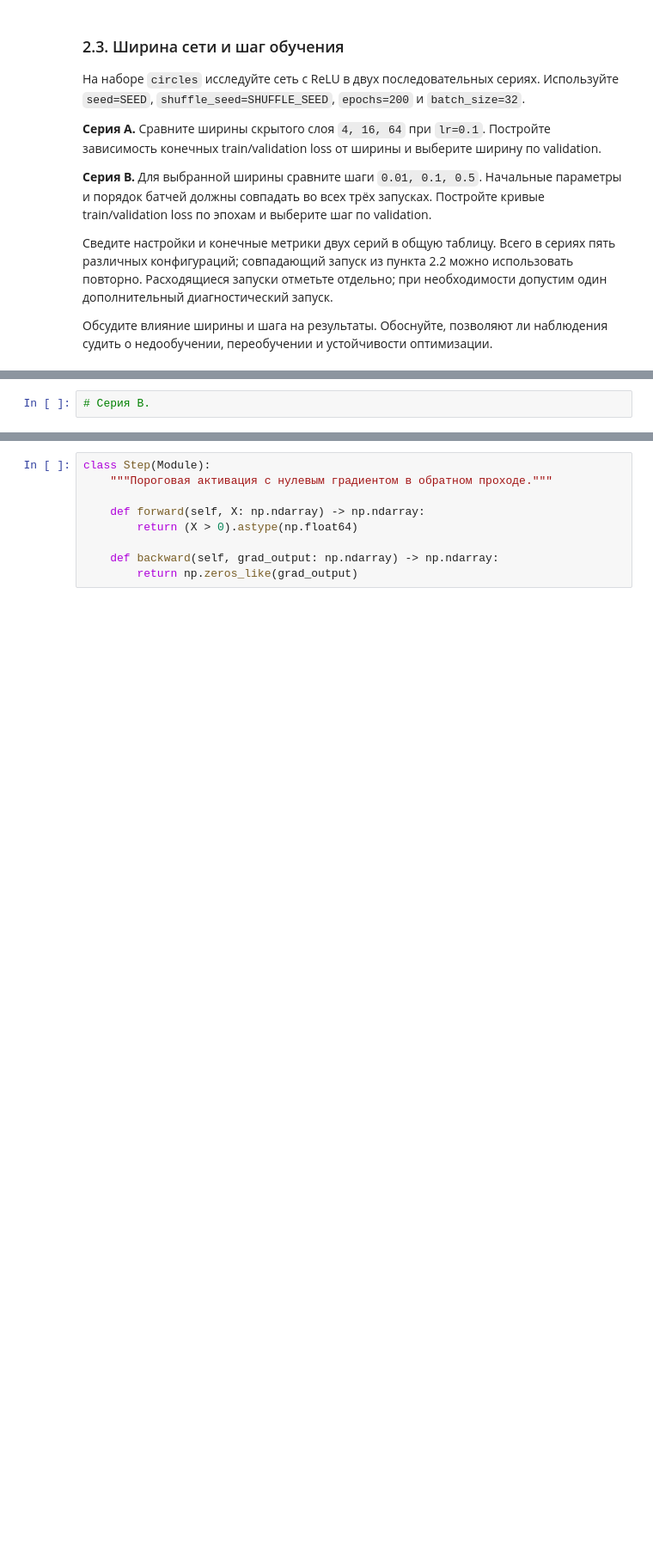
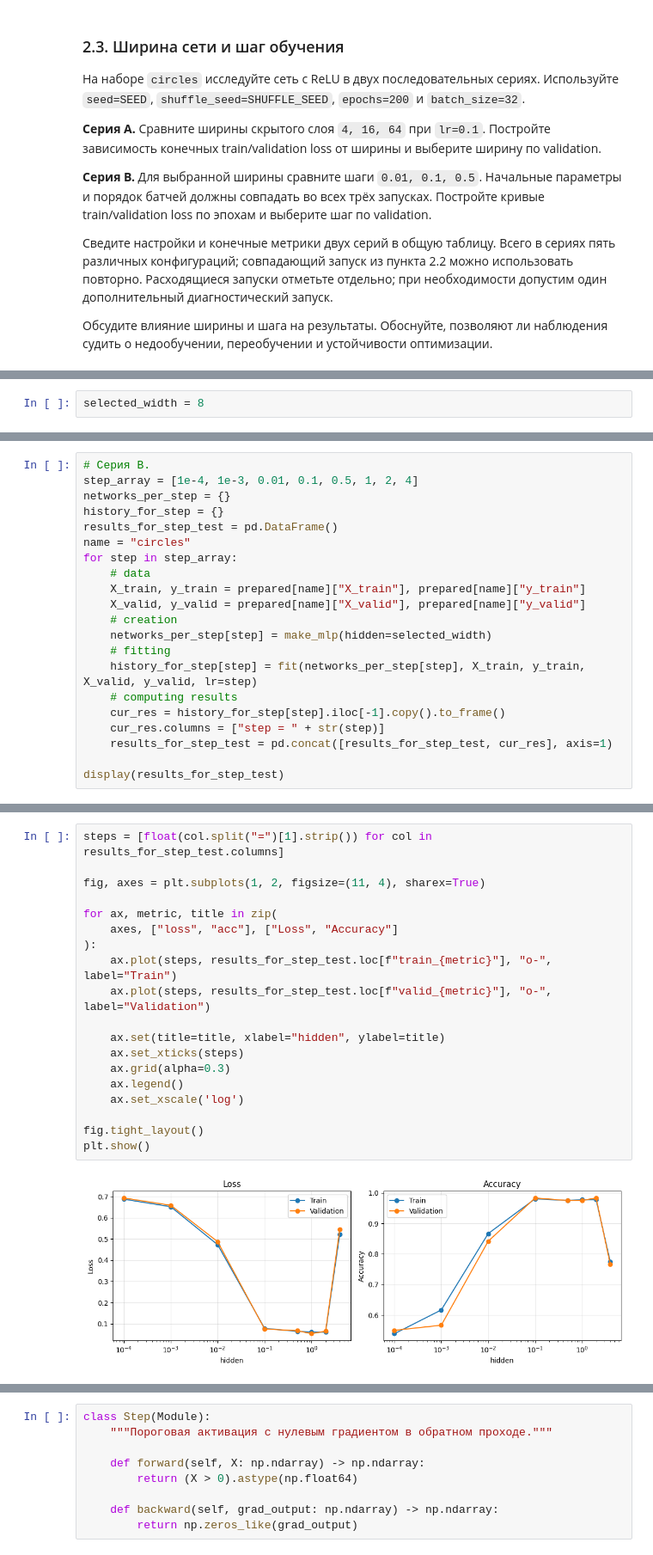
Before and after one commit to Abrackadabrr/machine_learning_practice, a Jupyter notebook: hometask/autumn_semester/task_2/hw2_neural_networks_student.ipynb, the cells around one changed output, grey strips where cells are left out. Shown at 86% size. Cells and saved outputs as stored; diff of their text form; blank space fills up the shorter version.

```diff
--- a/hometask/autumn_semester/task_2/hw2_neural_networks_student.ipynb
+++ b/hometask/autumn_semester/task_2/hw2_neural_networks_student.ipynb
@@ -1217,2 +1281,4 @@ Loss для разных моделей и сетов
+# %%
+selected_width = 8
 # %% [markdown]
 **Серия B. Выбор ширины и гипотеза:**
@@ -1219,2 +1288,21 @@ Loss для разных моделей и сетов
 # %%
 # Серия B.
+step_array = [1e-4, 1e-3, 0.01, 0.1, 0.5, 1, 2, 4]
+networks_per_step = {}
+history_for_step = {}
+results_for_step_test = pd.DataFrame()
+name = "circles"
+for step in step_array:
+    # data
+    X_train, y_train = prepared[name]["X_train"], prepared[name]["y_train"]
+    X_valid, y_valid = prepared[name]["X_valid"], prepared[name]["y_valid"]
+    # creation
+    networks_per_step[step] = make_mlp(hidden=selected_width)
+    # fitting
+    history_for_step[step] = fit(networks_per_step[step], X_train, y_train, X_valid, y_valid, lr=step)
+    # computing results
+    cur_res = history_for_step[step].iloc[-1].copy().to_frame()
+    cur_res.columns = ["step = " + str(step)]
+    results_for_step_test = pd.concat([results_for_step_test, cur_res], axis=1)
+
+display(results_for_step_test)
@@ -1220,0 +1316,21 @@ Loss для разных моделей и сетов
+# %%
+steps = [float(col.split("=")[1].strip()) for col in results_for_step_test.columns]
+
+fig, axes = plt.subplots(1, 2, figsize=(11, 4), sharex=True)
+
+for ax, metric, title in zip(
+    axes, ["loss", "acc"], ["Loss", "Accuracy"]
+):
+    ax.plot(steps, results_for_step_test.loc[f"train_{metric}"], "o-", label="Train")
+    ax.plot(steps, results_for_step_test.loc[f"valid_{metric}"], "o-", label="Validation")
+
+    ax.set(title=title, xlabel="hidden", ylabel=title)
+    ax.set_xticks(steps)
+    ax.grid(alpha=0.3)
+    ax.legend()
+    ax.set_xscale('log')
+
+fig.tight_layout()
+plt.show()
+# %% [output]
+[figure, added]
```
Also changed, not shown: parts of 17 cells of this notebook.
